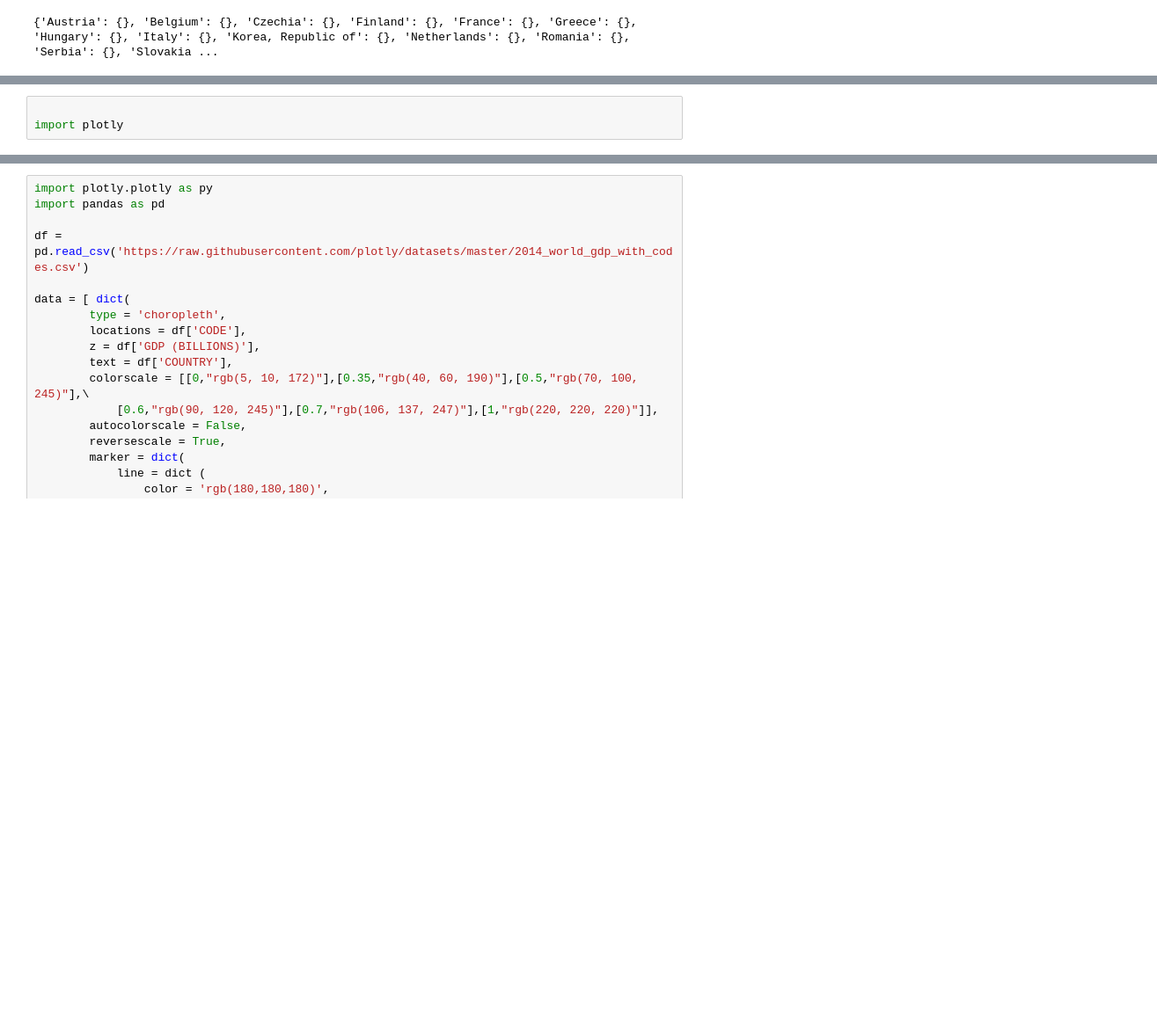
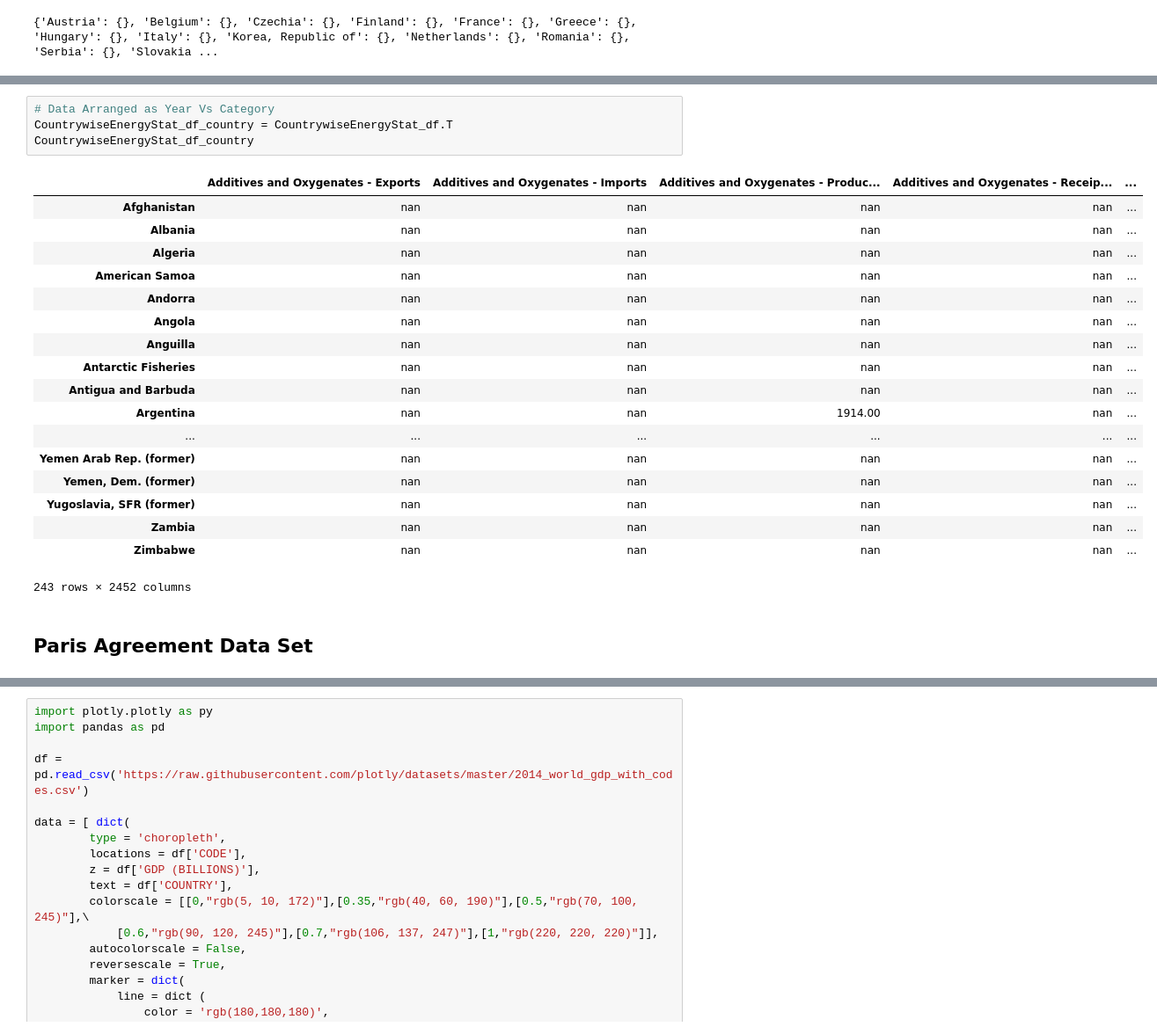
Before and after one commit to abhishekanand/data-512-a6-FinalProject, a Jupyter notebook: FinalProject.ipynb, the cells around one changed output, grey strips where cells are left out. Shown at 88% size. Drawn from its saved outputs; the diff is of its cells as text; blank space fills up the shorter version.

```diff
--- a/FinalProject.ipynb
+++ b/FinalProject.ipynb
@@ -540,6 +540,28 @@ CountrywiseEnergyStat_df
 | Wind – Main activity | nan | nan | nan | nan | nan | nan | nan | nan | ... |
 | animal waste - Transformation | nan | nan | nan | nan | nan | nan | nan | nan | ... |
 2452 rows × 243 columns
-# %%
-
-import plotly
+# %%
+# Data Arranged as Year Vs Category
+CountrywiseEnergyStat_df_country = CountrywiseEnergyStat_df.T
+CountrywiseEnergyStat_df_country
+# %% [output]
+|  | Additives and Oxygenates - Exports | Additives and Oxygenates - Imports | Additives and Oxygenates - Produc... | Additives and Oxygenates - Receip... | ... |
+| Afghanistan | nan | nan | nan | nan | ... |
+| Albania | nan | nan | nan | nan | ... |
+| Algeria | nan | nan | nan | nan | ... |
+| American Samoa | nan | nan | nan | nan | ... |
+| Andorra | nan | nan | nan | nan | ... |
+| Angola | nan | nan | nan | nan | ... |
+| Anguilla | nan | nan | nan | nan | ... |
+| Antarctic Fisheries | nan | nan | nan | nan | ... |
+| Antigua and Barbuda | nan | nan | nan | nan | ... |
+| Argentina | nan | nan | 1914.00 | nan | ... |
+| ... | ... | ... | ... | ... | ... |
+| Yemen Arab Rep. (former) | nan | nan | nan | nan | ... |
+| Yemen, Dem. (former) | nan | nan | nan | nan | ... |
+| Yugoslavia, SFR (former) | nan | nan | nan | nan | ... |
+| Zambia | nan | nan | nan | nan | ... |
+| Zimbabwe | nan | nan | nan | nan | ... |
+243 rows × 2452 columns
+# %% [markdown]
+## Paris Agreement Data Set
```
Also changed, not shown: parts of 25 cells of this notebook, 2 other files.
